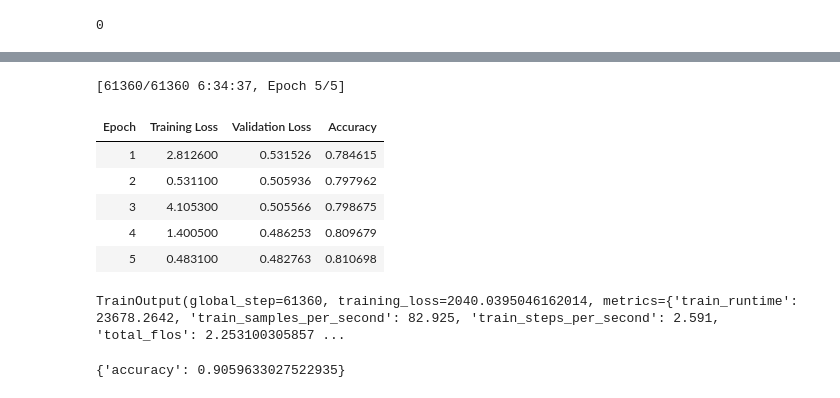
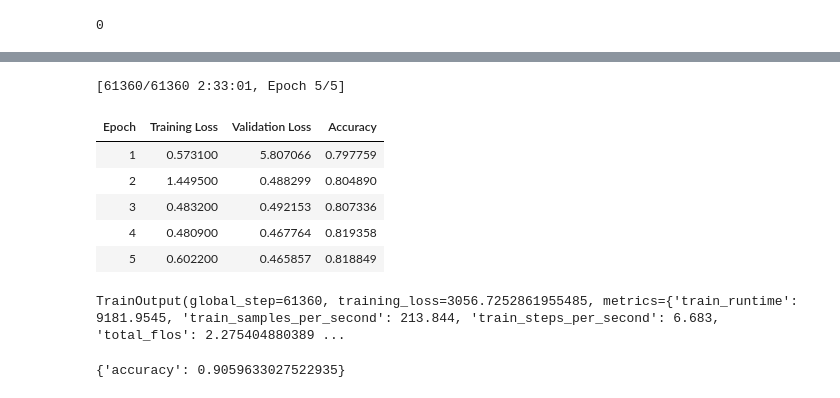
Before and after one commit to rayortigas/_2024-CS230-project, a Jupyter notebook: milestone-mnli.ipynb, the cells around one changed output, grey strips where cells are left out. Cells and saved outputs as stored; diff of their text form; code cells hidden in the pictures.

```diff
--- a/milestone-mnli.ipynb
+++ b/milestone-mnli.ipynb
@@ -504,4 +516,4 @@ sum([param.numel() for param in lora_model.parameters() if param.requires_grad])
 # %%
-lora_model = lora_model.to("mps")
+lora_model = lora_model.to("cuda")
 lora_model.device
 # %% [output]
@@ -509,37 +529,37 @@ device(type='mps', index=0)
 # %%
 lora_training_args = TrainingArguments(
     output_dir="tmp/mobilebert_mnli_lora",
-    learning_rate=1e-3,
+    learning_rate=5e-4,
     per_device_train_batch_size=32,
     per_device_eval_batch_size=32,
     num_train_epochs=5,
     weight_decay=0.01,
     eval_strategy="epoch",
     save_strategy="epoch",
     load_best_model_at_end=True,
     push_to_hub=False,
 )
 
 lora_trainer = Trainer(
     model=lora_model,
     args=lora_training_args,
     train_dataset=tokenized_mnli["train"],
     eval_dataset=tokenized_mnli["validation_matched"],
     tokenizer=tokenizer,
     data_collator=data_collator,
     compute_metrics=compute_metrics,
 )
 
 lora_trainer.train()
 # %% [output]
-[61360/61360 6:34:37, Epoch 5/5]
+[61360/61360 2:33:01, Epoch 5/5]
 | Epoch | Training Loss | Validation Loss | Accuracy |
-| 1 | 2.812600 | 0.531526 | 0.784615 |
-| 2 | 0.531100 | 0.505936 | 0.797962 |
-| 3 | 4.105300 | 0.505566 | 0.798675 |
-| 4 | 1.400500 | 0.486253 | 0.809679 |
-| 5 | 0.483100 | 0.482763 | 0.810698 |
+| 1 | 0.573100 | 5.807066 | 0.797759 |
+| 2 | 1.449500 | 0.488299 | 0.804890 |
+| 3 | 0.483200 | 0.492153 | 0.807336 |
+| 4 | 0.480900 | 0.467764 | 0.819358 |
+| 5 | 0.602200 | 0.465857 | 0.818849 |
-TrainOutput(global_step=61360, training_loss=2040.0395046162014, metrics={'train_runtime': 23678.2642, 'train_samples_per_second': 82.925, 'train_steps_per_second': 2.591, 'total_flos': 2.253100305857 ...
+TrainOutput(global_step=61360, training_loss=3056.7252861955485, metrics={'train_runtime': 9181.9545, 'train_samples_per_second': 213.844, 'train_steps_per_second': 6.683, 'total_flos': 2.275404880389 ...
 # %%
 del lora_model
 # %%
```
Also changed, not shown: parts of 7 cells of this notebook.
